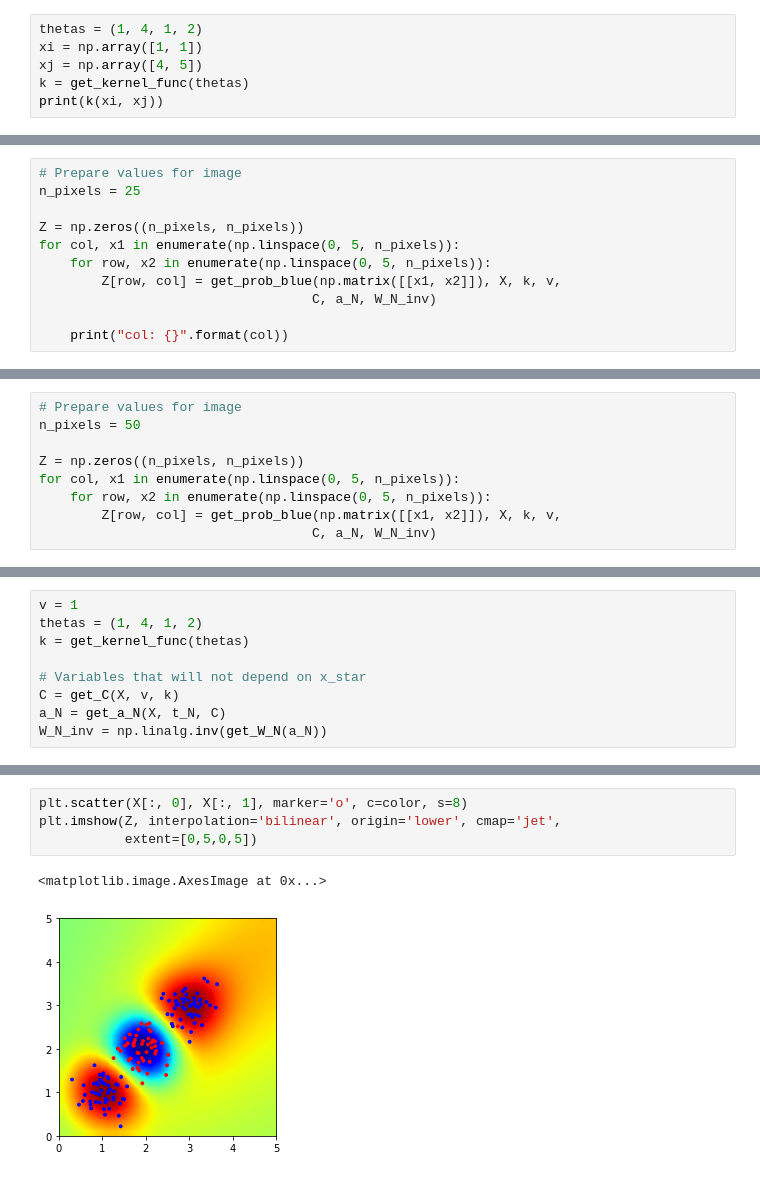
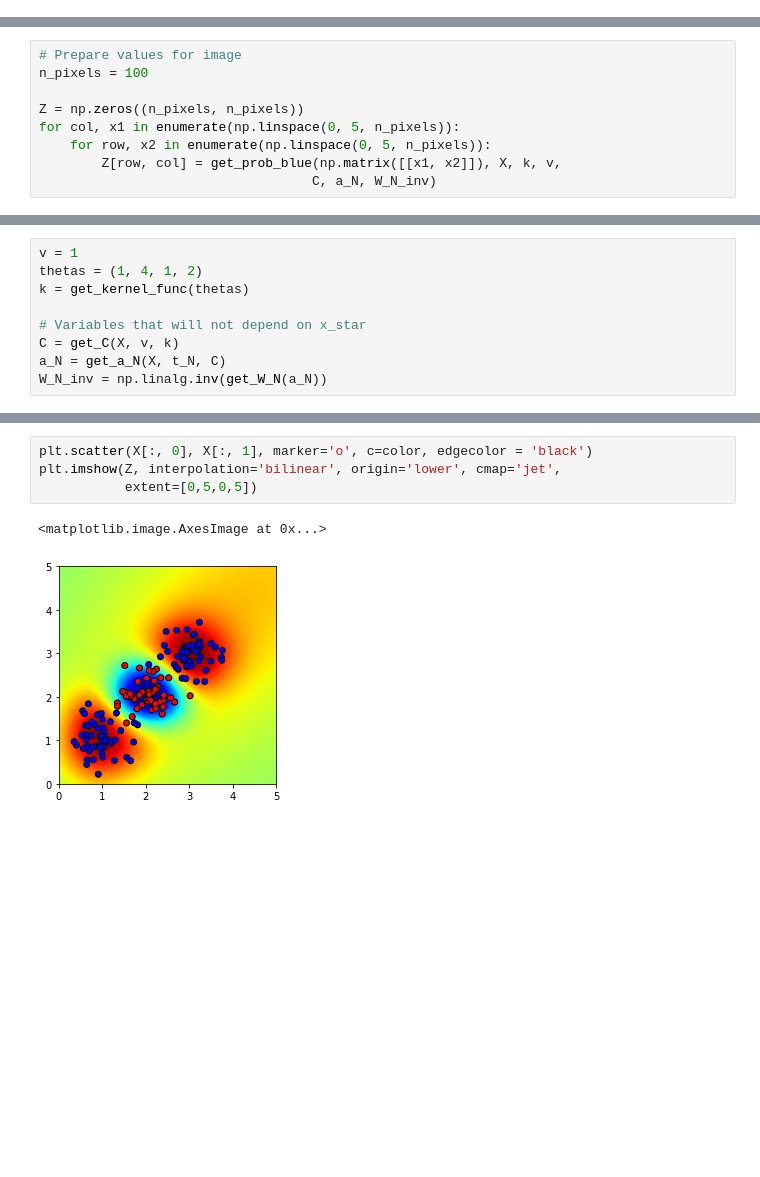
Before and after one commit to kvelon/ysc4216, a Jupyter notebook: assignments/Assignment 6 - Gaussian Processes for Classification.ipynb, the cells around one changed output, grey strips where cells are left out. Cells and saved outputs as stored; diff of their text form; blank space fills up the shorter version.

```diff
--- a/assignments/Assignment 6 - Gaussian Processes for Classification.ipynb
+++ b/assignments/Assignment 6 - Gaussian Processes for Classification.ipynb
@@ -43,9 +43,3 @@ def get_kernel_func(thetas):
         return thetas[0] * np.exp(-thetas[1]/2 * np.linalg.norm(xi-xj)**2) + \
                thetas[2] + (thetas[3]*xi.T*xj)[0, 0]
     return k
-# %%
-thetas = (1, 4, 1, 2)
-xi = np.array([1, 1])
-xj = np.array([4, 5])
-k = get_kernel_func(thetas)
-print(k(xi, xj))
@@ -168,11 +112,0 @@ print(W_N_inv)
-# %%
-# Prepare values for image
-n_pixels = 25
-
-Z = np.zeros((n_pixels, n_pixels))
-for col, x1 in enumerate(np.linspace(0, 5, n_pixels)):
-    for row, x2 in enumerate(np.linspace(0, 5, n_pixels)):
-        Z[row, col] = get_prob_blue(np.matrix([[x1, x2]]), X, k, v,
-                                   C, a_N, W_N_inv)
-
-    print("col: {}".format(col))
@@ -289,7 +194,7 @@ a_N = get_a_N(X, t_N, C)
 W_N_inv = np.linalg.inv(get_W_N(a_N))
 # %%
 # Prepare values for image
-n_pixels = 50
+n_pixels = 100
 
 Z = np.zeros((n_pixels, n_pixels))
 for col, x1 in enumerate(np.linspace(0, 5, n_pixels)):
@@ -390,7 +259,7 @@ col: 24
 # %%
-plt.scatter(X[:, 0], X[:, 1], marker='o', c=color, s=8)
+plt.scatter(X[:, 0], X[:, 1], marker='o', c=color, edgecolor = 'black')
 plt.imshow(Z, interpolation='bilinear', origin='lower', cmap='jet',
            extent=[0,5,0,5])
 # %% [output]
 <matplotlib.image.AxesImage at 0x...>
-[figure, old version]
+[figure, new version]
```
Also changed, not shown: parts of 16 cells of this notebook.
